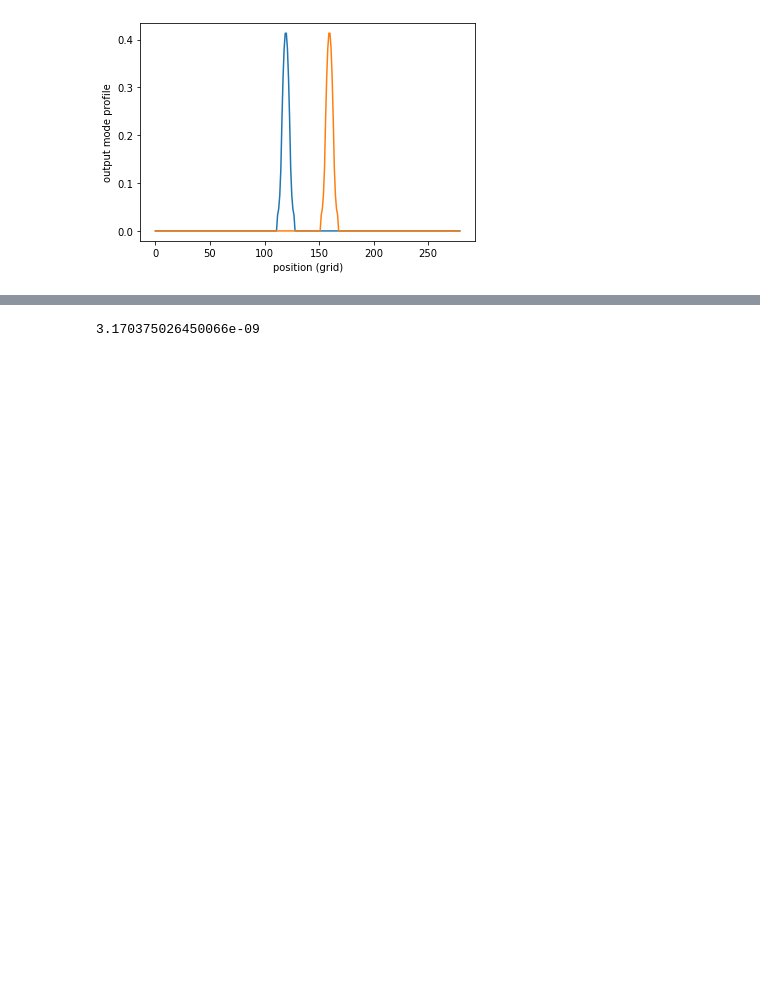
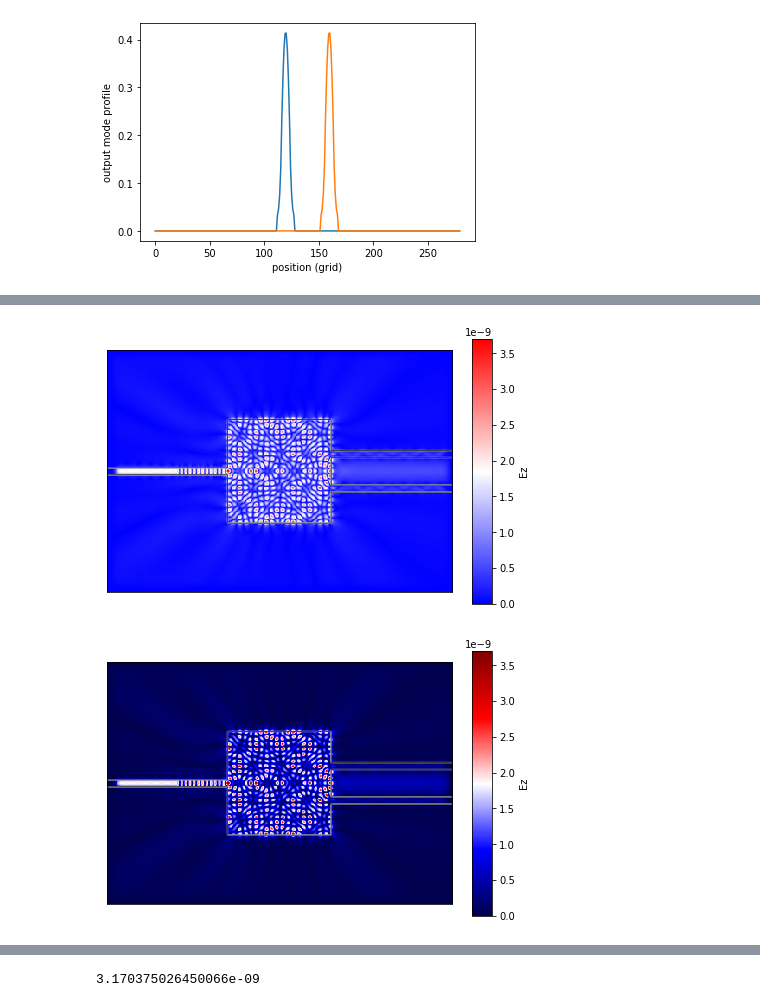
Before and after one commit to Ryangoabroad/angler, a Jupyter notebook: Notebooks/kratio_complex_number_input.ipynb, the cells around one changed output, grey strips where cells are left out. Cells and saved outputs as stored; diff of their text form; code cells hidden in the pictures; blank space fills up the shorter version.

```diff
--- a/Notebooks/kratio_complex_number_input.ipynb
+++ b/Notebooks/kratio_complex_number_input.ipynb
@@ -82,0 +102,6 @@ simulation1.plt_abs(outline=True, cbar=True);
+# %%
+simulation1.plt_abs(outline=True, cbar=True, bar="bwr");
+simulation1.plt_abs(outline=True, cbar=True, bar="seismic");
+# %% [output]
+[figure, added]
+[figure, added]
```
Also changed, not shown: parts of 11 cells of this notebook, 5 other files.
